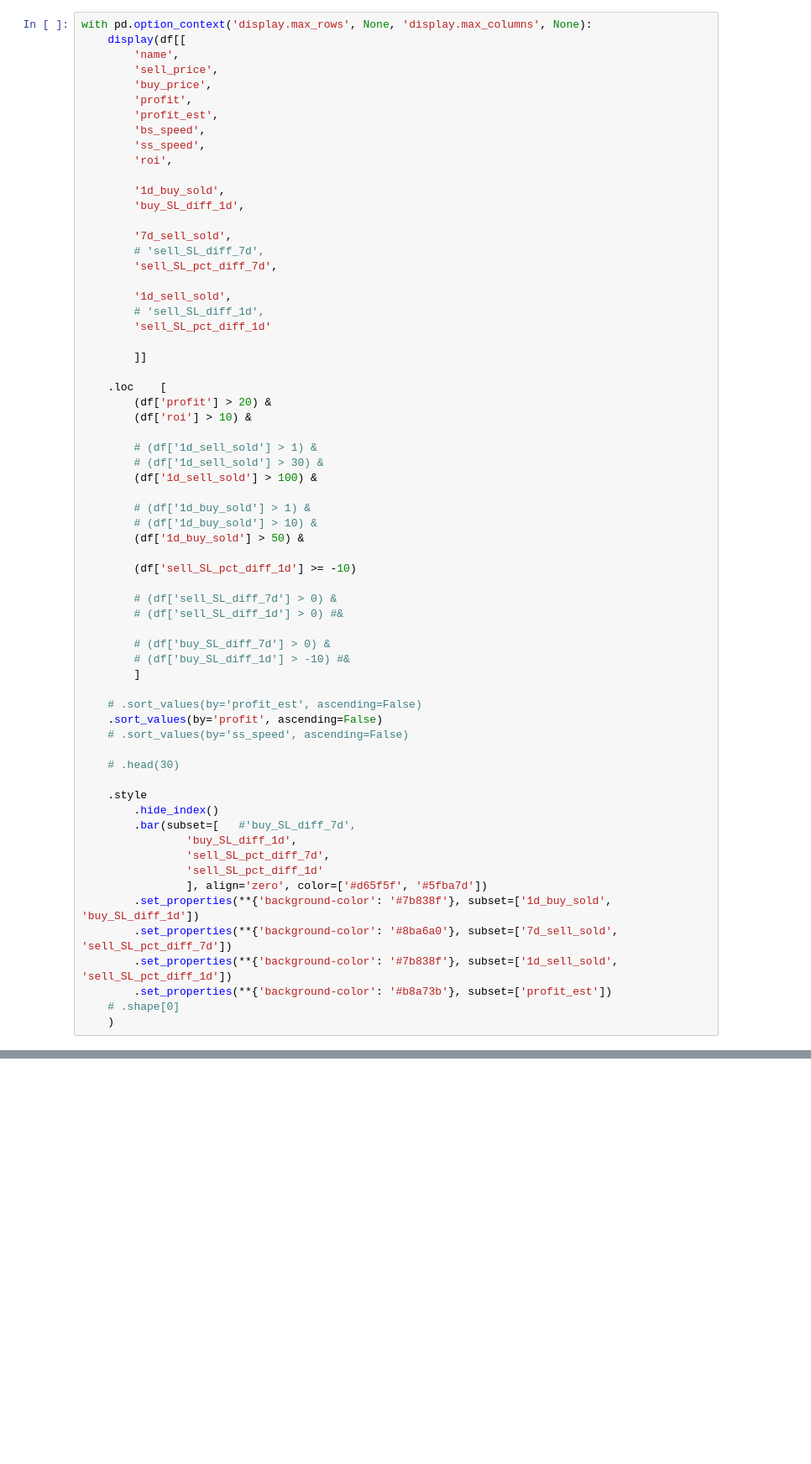
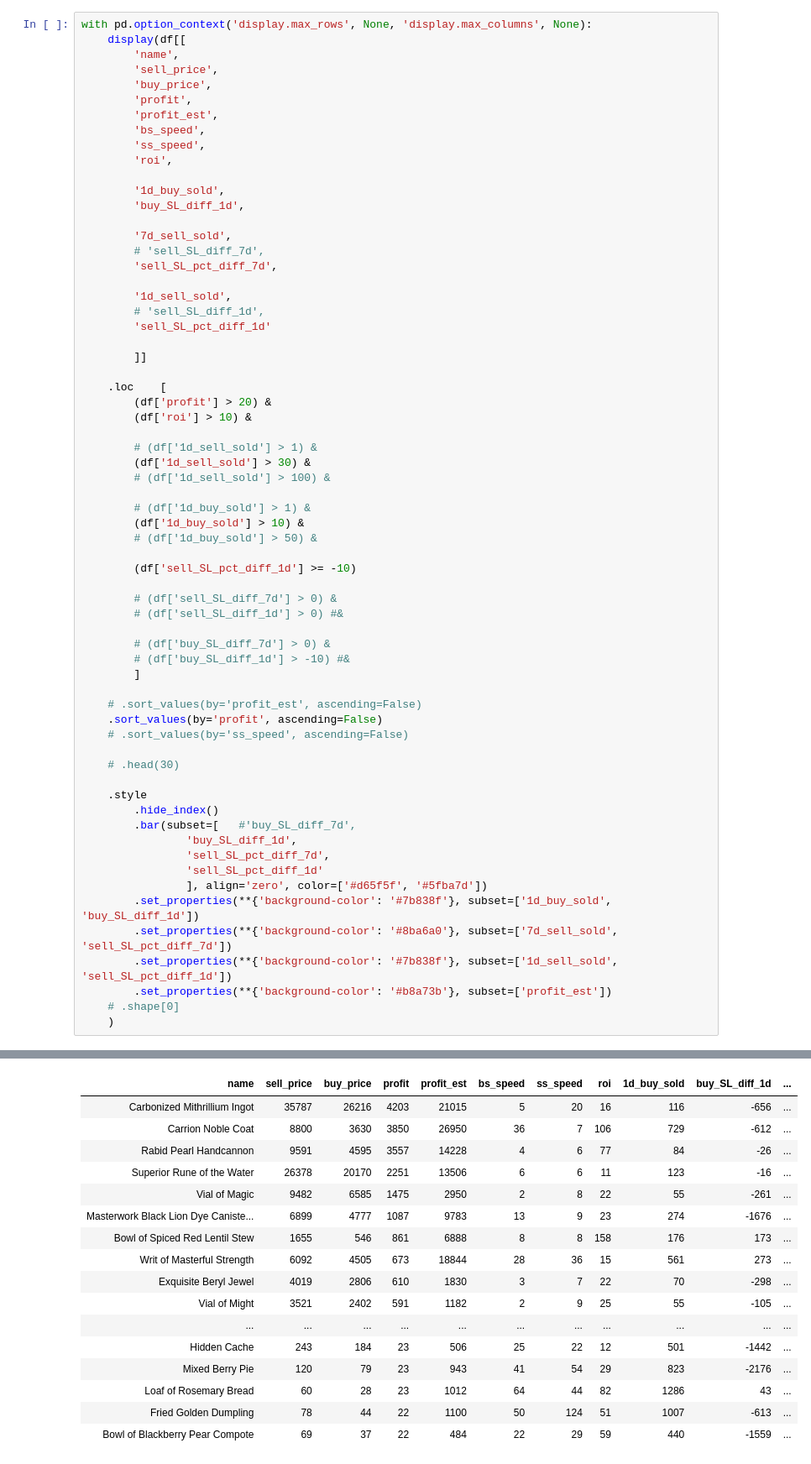
Before and after one commit to michalwitwicki/gw2_crafting_profit_analyzer, a Jupyter notebook: flipping_helper.ipynb, the cells around one changed output, grey strips where cells are left out. Shown: that part at 84% size. Drawn from its saved outputs; the diff is of its cells as text; blank space fills up the shorter version.

```diff
--- a/flipping_helper.ipynb
+++ b/flipping_helper.ipynb
@@ -116,12 +120,12 @@ with pd.option_context('display.max_rows', None, 'display.max_columns', None):
 		(df['roi'] > 10) &
 
 		# (df['1d_sell_sold'] > 1) &
-		# (df['1d_sell_sold'] > 30) &
-		(df['1d_sell_sold'] > 100) &
+		(df['1d_sell_sold'] > 30) &
+		# (df['1d_sell_sold'] > 100) &
 
 		# (df['1d_buy_sold'] > 1) &
-		# (df['1d_buy_sold'] > 10) &
-		(df['1d_buy_sold'] > 50) &
+		(df['1d_buy_sold'] > 10) &
+		# (df['1d_buy_sold'] > 50) &
 
 		(df['sell_SL_pct_diff_1d'] >= -10)
 
@@ -155,0 +159,17 @@ SyntaxError: invalid syntax (<ipython-input-27-4ebd5742bb04>, line 1)
+| name | sell_price | buy_price | profit | profit_est | bs_speed | ss_speed | roi | 1d_buy_sold | buy_SL_diff_1d | ... |
+| Carbonized Mithrillium Ingot | 35787 | 26216 | 4203 | 21015 | 5 | 20 | 16 | 116 | -656 | ... |
+| Carrion Noble Coat | 8800 | 3630 | 3850 | 26950 | 36 | 7 | 106 | 729 | -612 | ... |
+| Rabid Pearl Handcannon | 9591 | 4595 | 3557 | 14228 | 4 | 6 | 77 | 84 | -26 | ... |
+| Superior Rune of the Water | 26378 | 20170 | 2251 | 13506 | 6 | 6 | 11 | 123 | -16 | ... |
+| Vial of Magic | 9482 | 6585 | 1475 | 2950 | 2 | 8 | 22 | 55 | -261 | ... |
+| Masterwork Black Lion Dye Caniste... | 6899 | 4777 | 1087 | 9783 | 13 | 9 | 23 | 274 | -1676 | ... |
+| Bowl of Spiced Red Lentil Stew | 1655 | 546 | 861 | 6888 | 8 | 8 | 158 | 176 | 173 | ... |
+| Writ of Masterful Strength | 6092 | 4505 | 673 | 18844 | 28 | 36 | 15 | 561 | 273 | ... |
+| Exquisite Beryl Jewel | 4019 | 2806 | 610 | 1830 | 3 | 7 | 22 | 70 | -298 | ... |
+| Vial of Might | 3521 | 2402 | 591 | 1182 | 2 | 9 | 25 | 55 | -105 | ... |
+| ... | ... | ... | ... | ... | ... | ... | ... | ... | ... | ... |
+| Hidden Cache | 243 | 184 | 23 | 506 | 25 | 22 | 12 | 501 | -1442 | ... |
+| Mixed Berry Pie | 120 | 79 | 23 | 943 | 41 | 54 | 29 | 823 | -2176 | ... |
+| Loaf of Rosemary Bread | 60 | 28 | 23 | 1012 | 64 | 44 | 82 | 1286 | 43 | ... |
+| Fried Golden Dumpling | 78 | 44 | 22 | 1100 | 50 | 124 | 51 | 1007 | -613 | ... |
+| Bowl of Blackberry Pear Compote | 69 | 37 | 22 | 484 | 22 | 29 | 59 | 440 | -1559 | ... |
```
Also changed, not shown: parts of 2 cells of this notebook.
